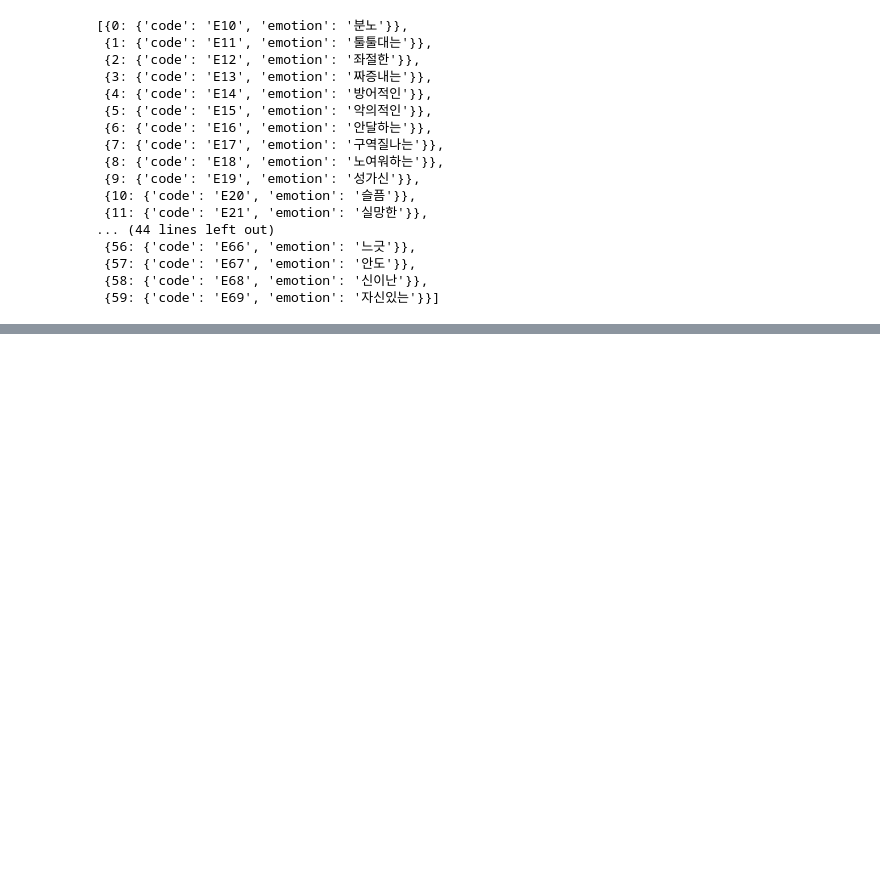
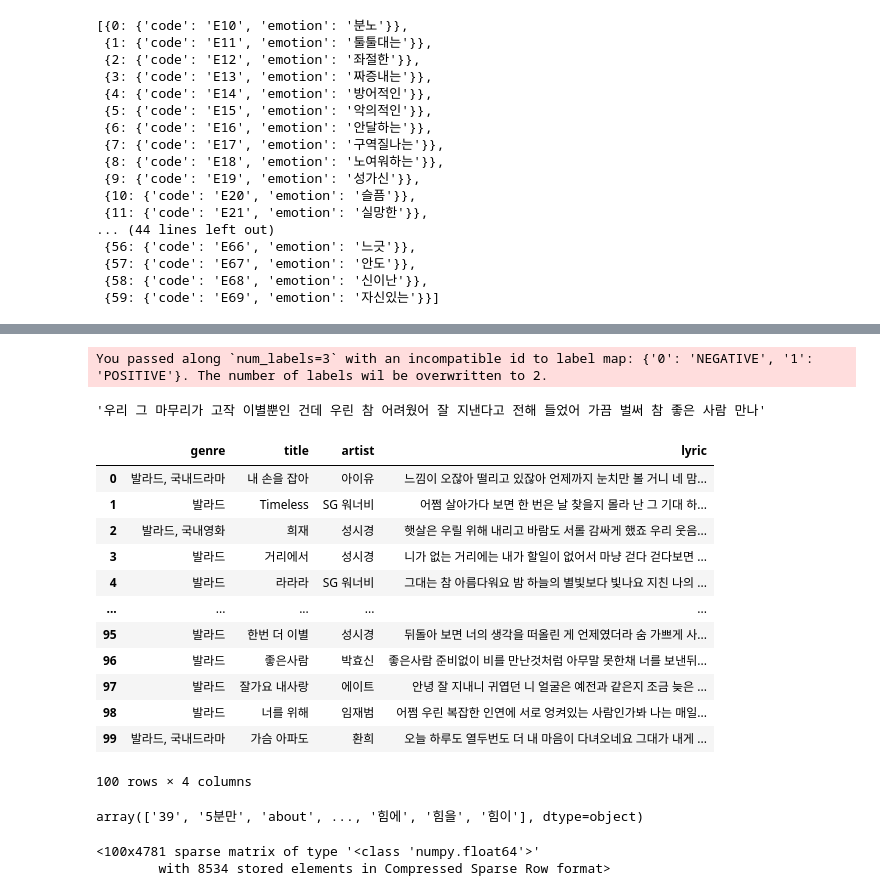
Before and after one commit to OldBeest/MLDLProject, a Jupyter notebook: LyricToImage/lyric_classify.ipynb, the cells around one changed output, grey strips where cells are left out. Saved outputs shown, nothing was run; the diff lists cells and outputs as text; code cells hidden in the pictures; blank space fills up the shorter version.

Commit message:
feature extract

```diff
--- a/LyricToImage/lyric_classify.ipynb
+++ b/LyricToImage/lyric_classify.ipynb
@@ -184,0 +423,8 @@ eval_emo(bart1.model, f'<s>{input_text}</s>')
+# %%
+feature_extractor = ExtractFeatureFromLyric()
+feature_extractor.model.to(device)
+a = feature_extractor.model.generate(input_ids, max_length=30)
+tokenizer.decode(a.squeeze().tolist(), skip_special_tokens=True)
+# %% [output]
+You passed along `num_labels=3` with an incompatible id to label map: {'0': 'NEGATIVE', '1': 'POSITIVE'}. The number of labels wil be overwritten to 2.
+'우리 그 마무리가 고작 이별뿐인 건데 우린 참 어려웠어 잘 지낸다고 전해 들었어 가끔 벌써 참 좋은 사람 만나'
@@ -184,0 +448,30 @@ eval_emo(bart1.model, f'<s>{input_text}</s>')
+# %%
+df
+# %% [output]
+|  | genre | title | artist | lyric |
+| 0 | 발라드, 국내드라마 | 내 손을 잡아 | 아이유 | 느낌이 오잖아 떨리고 있잖아 언제까지 눈치만 볼 거니 네 맘... |
+| 1 | 발라드 | Timeless | SG 워너비 | 어쩜 살아가다 보면 한 번은 날 찾을지 몰라 난 그 기대 하... |
+| 2 | 발라드, 국내영화 | 희재 | 성시경 | 햇살은 우릴 위해 내리고 바람도 서롤 감싸게 했죠 우리 웃음... |
+| 3 | 발라드 | 거리에서 | 성시경 | 니가 없는 거리에는 내가 할일이 없어서 마냥 걷다 걷다보면 ... |
+| 4 | 발라드 | 라라라 | SG 워너비 | 그대는 참 아름다워요 밤 하늘의 별빛보다 빛나요 지친 나의 ... |
+| ... | ... | ... | ... | ... |
+| 95 | 발라드 | 한번 더 이별 | 성시경 | 뒤돌아 보면 너의 생각을 떠올린 게 언제였더라 숨 가쁘게 사... |
+| 96 | 발라드 | 좋은사람 | 박효신 | 좋은사람 준비없이 비를 만난것처럼 아무말 못한채 너를 보낸뒤... |
+| 97 | 발라드 | 잘가요 내사랑 | 에이트 | 안녕 잘 지내니 귀엽던 니 얼굴은 예전과 같은지 조금 늦은 ... |
+| 98 | 발라드 | 너를 위해 | 임재범 | 어쩜 우린 복잡한 인연에 서로 엉켜있는 사람인가봐 나는 매일... |
+| 99 | 발라드, 국내드라마 | 가슴 아파도 | 환희 | 오늘 하루도 열두번도 더 내 마음이 다녀오네요 그대가 내게 ... |
+100 rows × 4 columns
+# %%
+from sklearn.feature_extraction.text import TfidfVectorizer
+
+lyrics = [lyric for lyric in df['lyric']]
+vectorizer = TfidfVectorizer()
+X = vectorizer.fit_transform(lyrics)
+vectorizer.get_feature_names_out()
+# %% [output]
+array(['39', '5분만', 'about', ..., '힘에', '힘을', '힘이'], dtype=object)
+# %%
+X
+# %% [output]
+<100x4781 sparse matrix of type '<class 'numpy.float64'>'
+        with 8534 stored elements in Compressed Sparse Row format>
```
Also changed, not shown: parts of 25 cells of this notebook, 4 other files.
